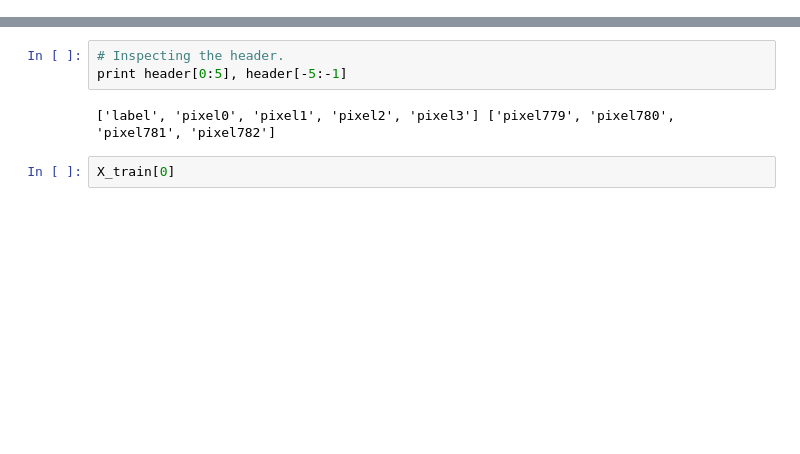
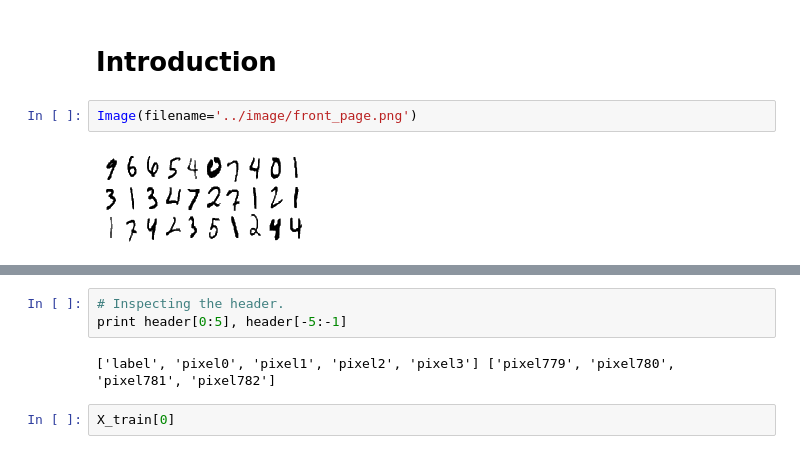
Before and after one commit to chrisdaly/Digit-Recognizer, a Jupyter notebook: notebooks/analysis.ipynb, the cells around one changed output, grey strips where cells are left out. Cells and saved outputs as stored; diff of their text form; blank space fills up the shorter version.

Commit message:
Commit #4
Finished visualizations

```diff
--- a/notebooks/analysis.ipynb
+++ b/notebooks/analysis.ipynb
@@ -0,0 +1,6 @@
+# %% [markdown]
+# Introduction
+# %%
+Image(filename='../image/front_page.png')
+# %% [output]
+[figure, added]
```
Also changed, not shown: parts of 35 cells of this notebook, 4 other files.
